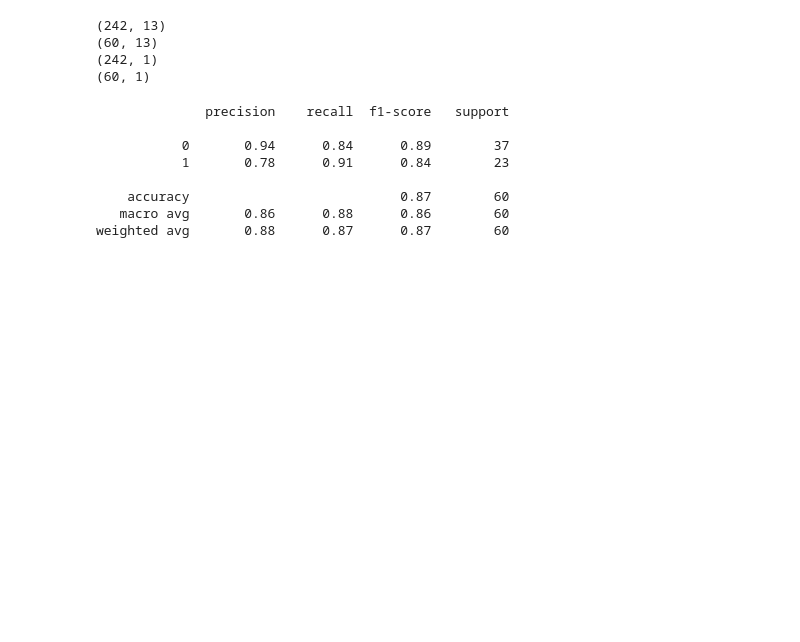
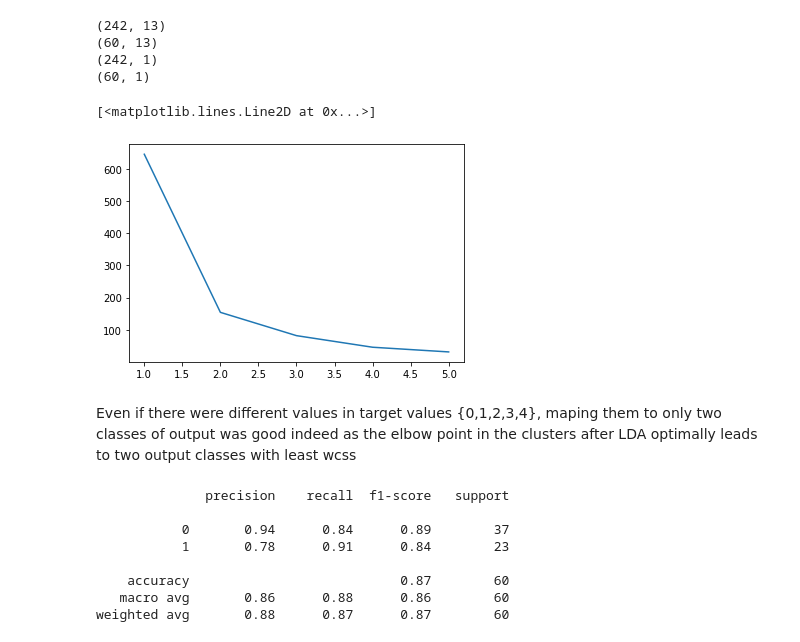
Before and after one commit to balaji-2k1/heart_disease_prediction, a Jupyter notebook: heart_disease_prediction.ipynb, the cells around one changed output. Cells and saved outputs as stored; diff of their text form; code cells hidden in the pictures; blank space fills up the shorter version.

Commit message:
Classic Models applied and plots verified

```diff
--- a/heart_disease_prediction.ipynb
+++ b/heart_disease_prediction.ipynb
@@ -105,3 +111,19 @@ x_test=scaled.transform(x_test)
+# %%
+#LDA for all input values to find patterns in clustering
+x_c_i=lda.fit_transform(x,y)
+
+wcss=[]
+from sklearn.cluster import KMeans
+for i in range(1,6):
+  kmeans=KMeans(n_clusters=i)
+  kmeans.fit(x_c_i)
+  wcss.append(kmeans.inertia_)
+plt.plot(range(1,6),wcss)
+# %% [output]
+[<matplotlib.lines.Line2D at 0x...>]
+[figure, added]
+# %% [markdown]
+Even if there were different values in target values {0,1,2,3,4}, maping them to only two classes of output was good indeed as the elbow point in the clusters after LDA optimally leads to two output classes with least wcss
 # %%
 from sklearn.svm import SVC
 svc=SVC()
```
Also changed, not shown: parts of 8 cells of this notebook.
